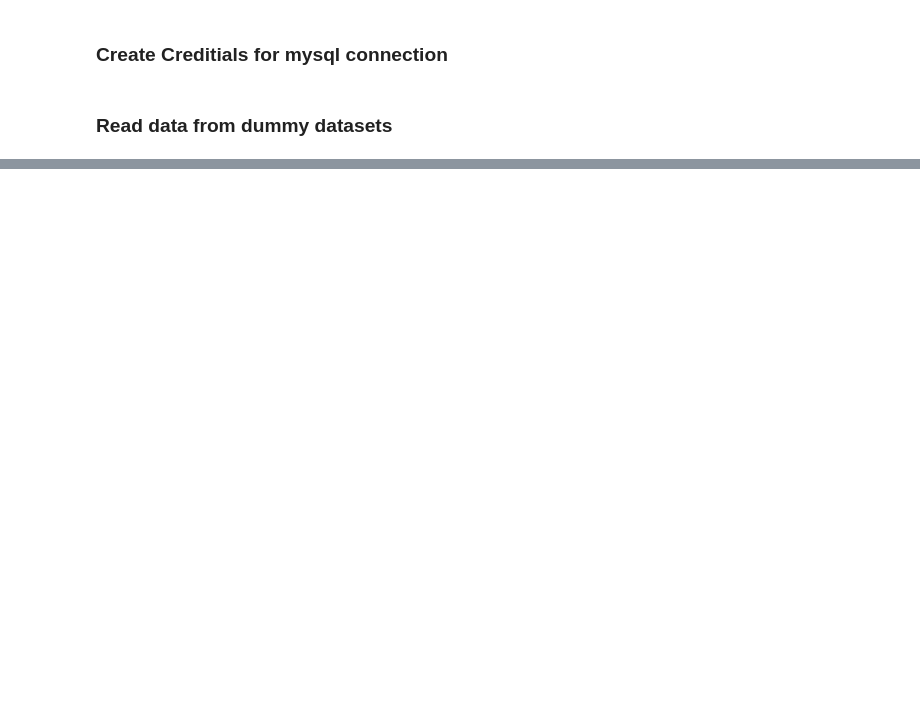
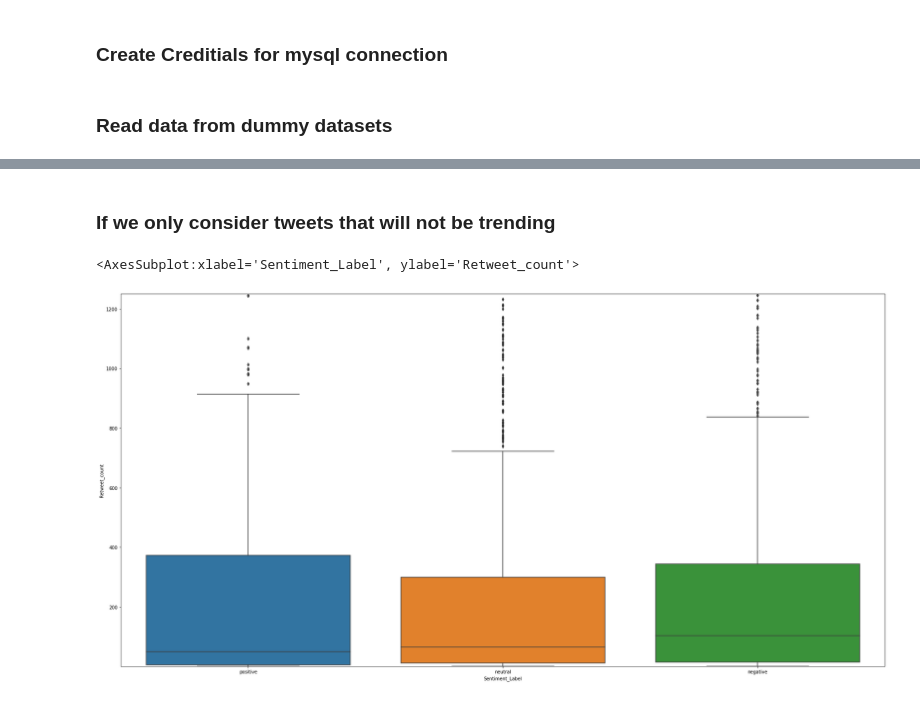
Before and after one commit to Tu1026/Big_Data_Challenge_Team_46, a Jupyter notebook: data_explore/playing data.ipynb, the cells around one changed output, grey strips where cells are left out. Drawn from its saved outputs; the diff is of its cells as text; code cells hidden in the pictures; blank space fills up the shorter version.

```diff
--- a/data_explore/playing data.ipynb
+++ b/data_explore/playing data.ipynb
@@ -28,0 +123,9 @@ NameError: name 'mix' is not defined
+# %% [markdown]
+### If we only consider tweets that will not be trending
+# %%
+fig, axes = plt.subplots(figsize=(30,15))
+plt.ylim(1, 1250)
+sns.boxplot(data=retweet.loc[retweet['Retweet_count'] < 1250], x ="Sentiment_Label", y="Retweet_count", ax =axes)
+# %% [output]
+<AxesSubplot:xlabel='Sentiment_Label', ylabel='Retweet_count'>
+[figure, added]
```
Also changed, not shown: parts of 12 cells of this notebook.
